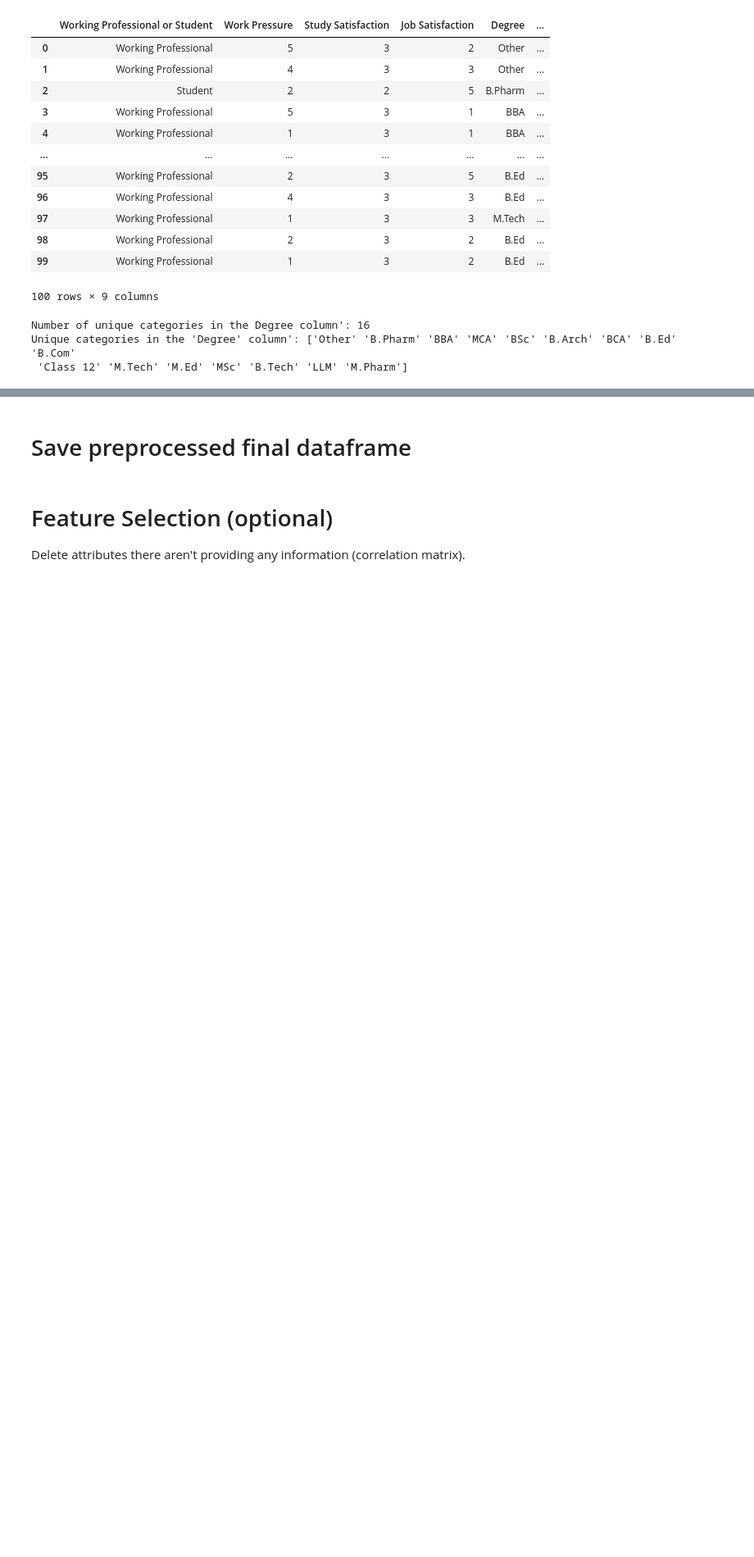
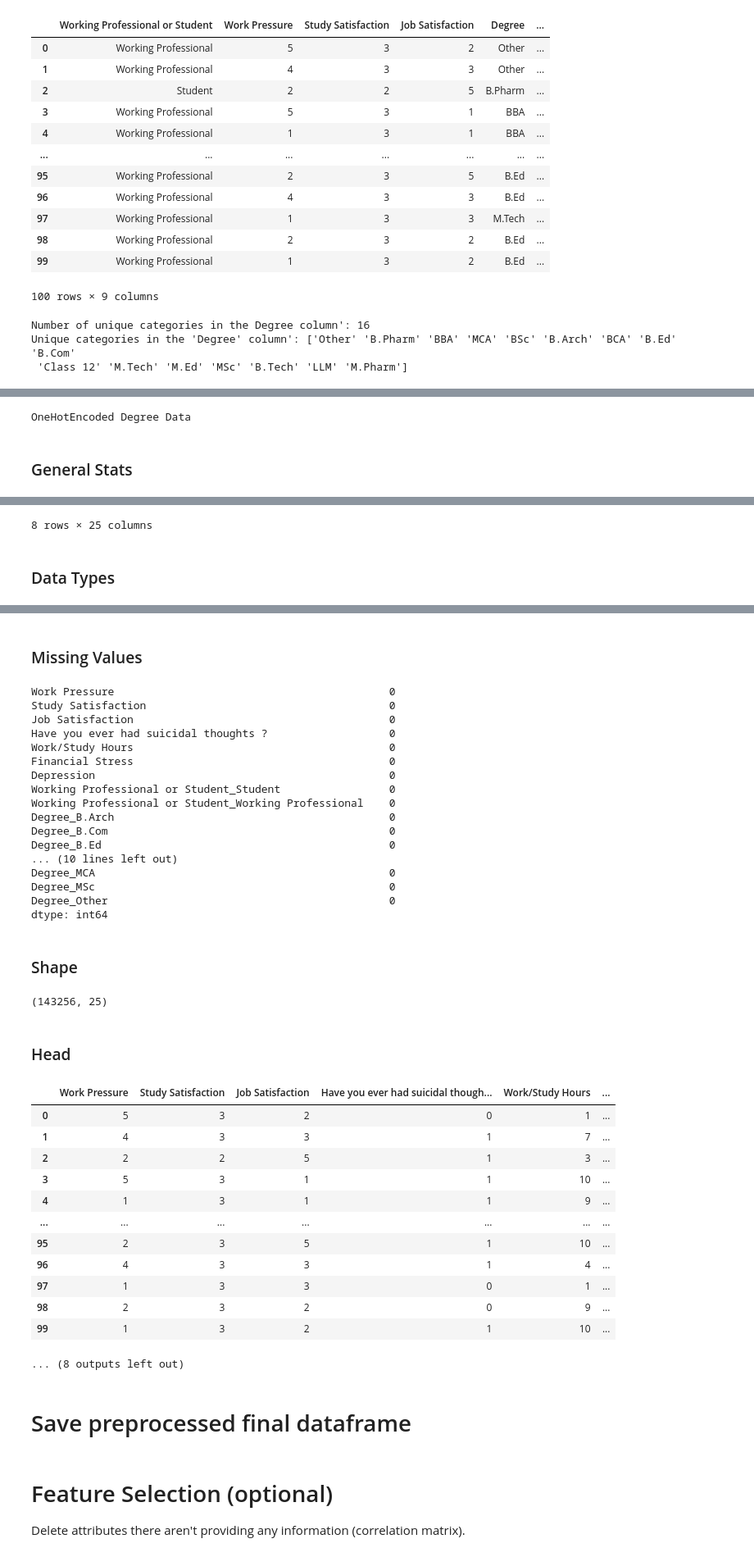
Before and after one commit to mailmezorro/playground-series-s4e11, a Jupyter notebook: Preprocessing/playground-series-s4e11-preprocessing.ipynb, the cells around one changed output, grey strips where cells are left out. Shown: that part at 82% size. Drawn from its saved outputs; the diff is of its cells as text; code cells hidden in the pictures; blank space fills up the shorter version.

```diff
--- a/Preprocessing/playground-series-s4e11-preprocessing.ipynb
+++ b/Preprocessing/playground-series-s4e11-preprocessing.ipynb
@@ -444,0 +368,32 @@ dtype: int64
+# %%
+import pandas as pd
+from sklearn.preprocessing import OneHotEncoder
+
+df = df2.copy()
+
+# Binary Encoding for "Have you ever had suicidal thoughts ?"
+df['Have you ever had suicidal thoughts ?'] = df['Have you ever had suicidal thoughts ?'].map({'Yes': 1, 'No': 0})
+
+# One-Hot - Encoding for "Working Professional or Student"
+encoder = OneHotEncoder(handle_unknown="ignore", sparse_output=False)
+encoded_feature = encoder.fit_transform(df[['Working Professional or Student']])
+df_encoded = pd.DataFrame(encoded_feature, columns=encoder.get_feature_names_out(['Working Professional or Student']))
+
+df = df.drop(columns=['Working Professional or Student'])
+df = pd.concat([df, df_encoded], axis=1)
+
+# One-Hot-Encoding for "Degree"
+encoder_degree = OneHotEncoder(handle_unknown="ignore", sparse_output=False)
+degree_encoded = encoder_degree.fit_transform(df2[["Degree"]])
+degree_columns = encoder_degree.get_feature_names_out(["Degree"])
+df_degree = pd.DataFrame(degree_encoded, columns=degree_columns, index=df2.index)
+
+# Final DataFrame
+train_final = df.drop(columns=["Degree"], errors='ignore').join(df_degree)
+
+# Show stats
+print("OneHotEncoded Degree Data")
+show_general_stats(train_final)
+# %% [output]
+OneHotEncoded Degree Data
+### General Stats
@@ -444,0 +409,2 @@ dtype: int64
+8 rows × 25 columns
+### Data Types
@@ -445,3 +428,37 @@ dtype: int64
+### Missing Values
+Work Pressure                                           0
+Study Satisfaction                                      0
+Job Satisfaction                                        0
+Have you ever had suicidal thoughts ?                   0
+Work/Study Hours                                        0
+Financial Stress                                        0
+Depression                                              0
+Working Professional or Student_Student                 0
+Working Professional or Student_Working Professional    0
+Degree_B.Arch                                           0
+Degree_B.Com                                            0
+Degree_B.Ed                                             0
+... (10 lines left out)
+Degree_MCA                                              0
+Degree_MSc                                              0
+Degree_Other                                            0
+dtype: int64
+### Shape
+(143256, 25)
+### Head
+|  | Work Pressure | Study Satisfaction | Job Satisfaction | Have you ever had suicidal though... | Work/Study Hours | ... |
+| 0 | 5 | 3 | 2 | 0 | 1 | ... |
+| 1 | 4 | 3 | 3 | 1 | 7 | ... |
+| 2 | 2 | 2 | 5 | 1 | 3 | ... |
+| 3 | 5 | 3 | 1 | 1 | 10 | ... |
+| 4 | 1 | 3 | 1 | 1 | 9 | ... |
+| ... | ... | ... | ... | ... | ... | ... |
+| 95 | 2 | 3 | 5 | 1 | 10 | ... |
+| 96 | 4 | 3 | 3 | 1 | 4 | ... |
+| 97 | 1 | 3 | 3 | 0 | 1 | ... |
+| 98 | 2 | 3 | 2 | 0 | 9 | ... |
+| 99 | 1 | 3 | 2 | 1 | 10 | ... |
+... (8 outputs left out)
 # %% [markdown]
 # Save preprocessed final dataframe
 # %%
```
Also changed, not shown: parts of 3 cells of this notebook, 1 other file.
